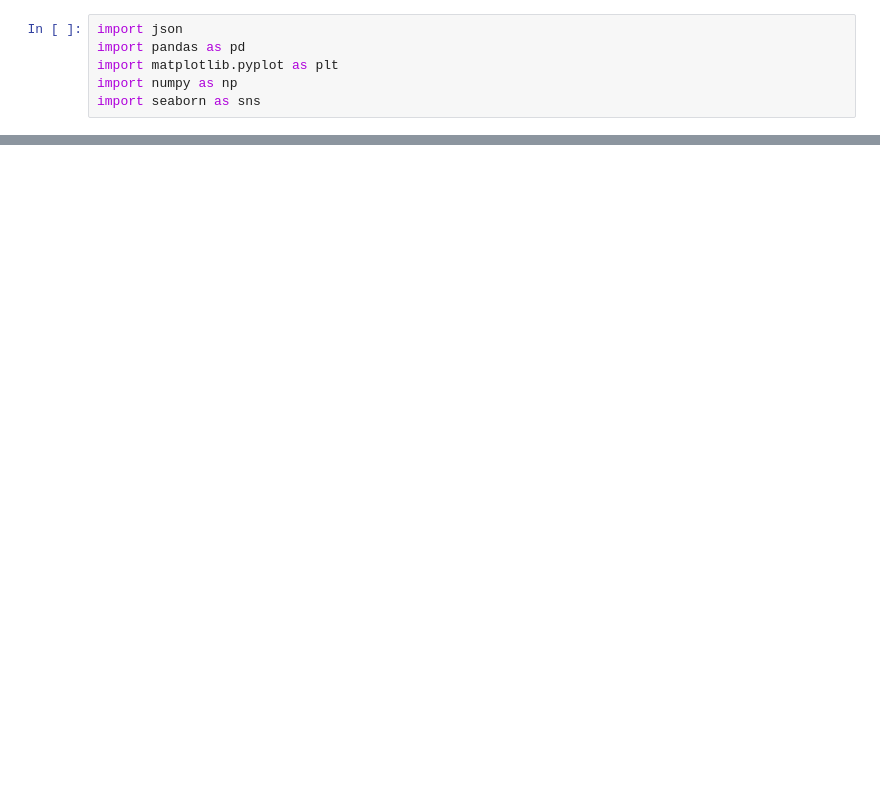
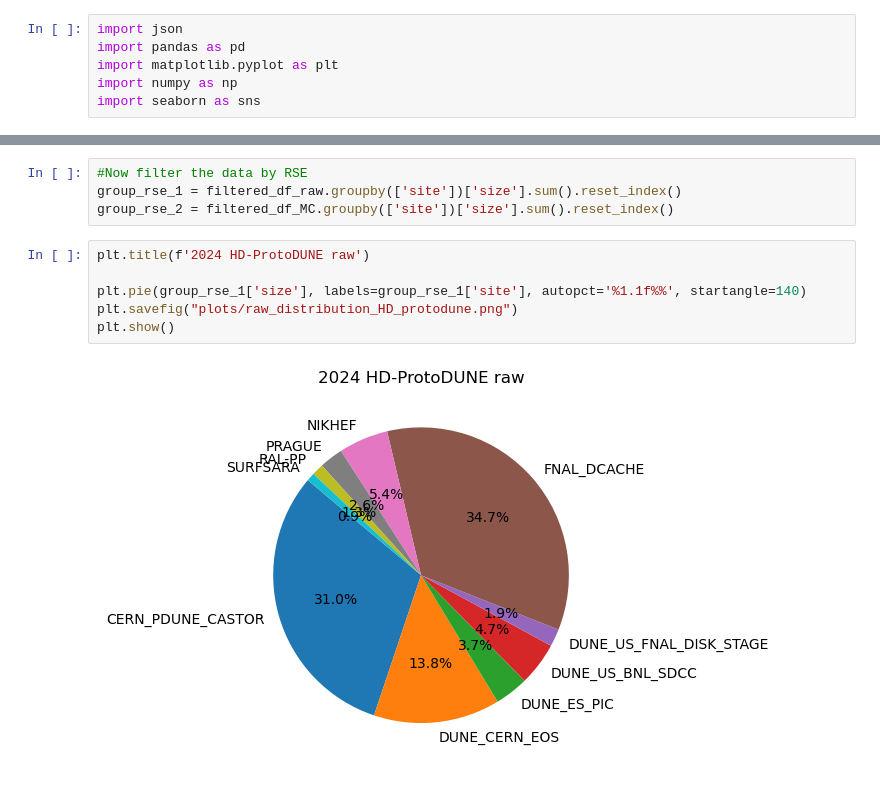
Before and after one commit to DUNE/data-mgmt-ops, a Jupyter notebook: data-collections-manager/notebooks/dcm_rucio_scopes_plots.ipynb, the cells around one changed output, grey strips where cells are left out. Drawn from its saved outputs; the diff is of its cells as text; blank space fills up the shorter version.

```diff
--- a/data-collections-manager/notebooks/dcm_rucio_scopes_plots.ipynb
+++ b/data-collections-manager/notebooks/dcm_rucio_scopes_plots.ipynb
@@ -35,0 +152,12 @@ plt.show()
+# %%
+#Now filter the data by RSE
+group_rse_1 = filtered_df_raw.groupby(['site'])['size'].sum().reset_index()
+group_rse_2 = filtered_df_MC.groupby(['site'])['size'].sum().reset_index()
+# %%
+plt.title(f'2024 HD-ProtoDUNE raw')
+
+plt.pie(group_rse_1['size'], labels=group_rse_1['site'], autopct='%1.1f%%', startangle=140)
+plt.savefig("plots/raw_distribution_HD_protodune.png")
+plt.show()
+# %% [output]
+[figure, added]
```
Also changed, not shown: parts of 32 cells of this notebook, 1 other file.
